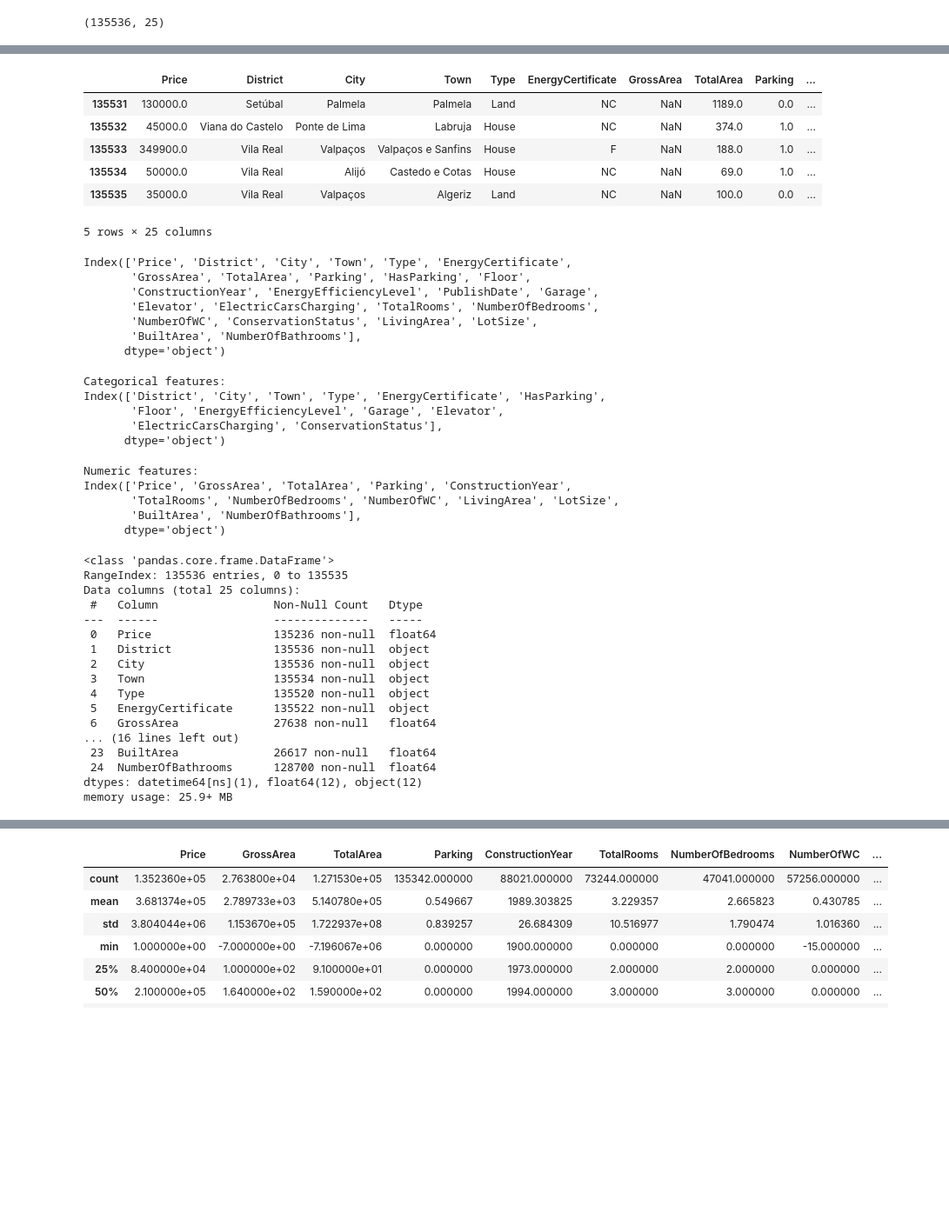
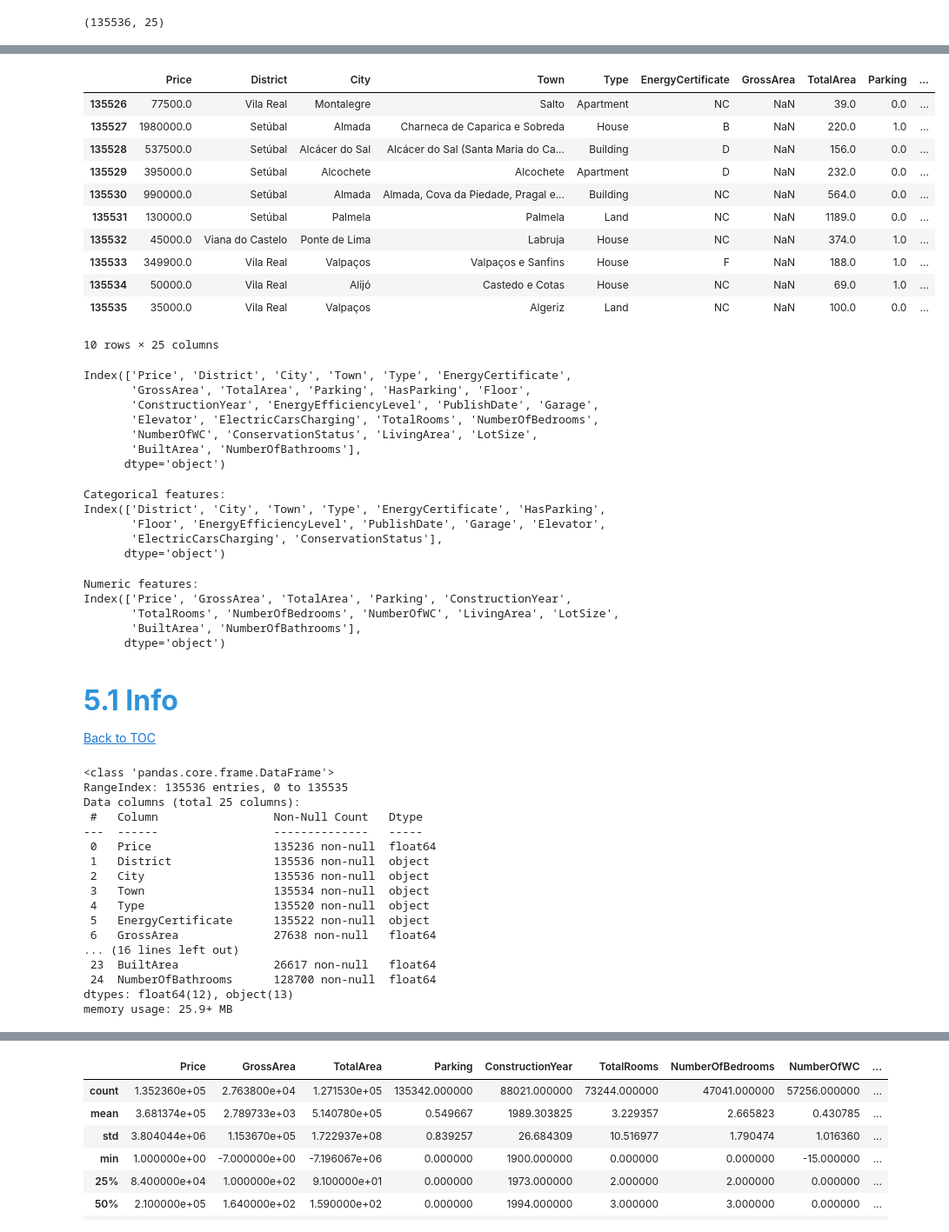
Before and after one commit to barbara-sousa-franco/MLOps_Project, a Jupyter notebook: notebooks/EDA.ipynb, the cells around one changed output, grey strips where cells are left out. Shown at 87% size. Drawn from its saved outputs; the diff is of its cells as text; code cells hidden in the pictures; blank space fills up the shorter version.

```diff
--- a/notebooks/EDA.ipynb
+++ b/notebooks/EDA.ipynb
@@ -52,3 +63 @@ df_train = pd.read_csv('../data/01_raw/portugal_listings.csv')
-# %%
-df_train['PublishDate'] = pd.to_datetime(df_train['PublishDate'], errors='coerce')
 # %% [markdown]
@@ -131,13 +127,18 @@ df_train.head()
 # %%
-df_train.tail()
+df_train.tail(10)
 # %% [output]
 |  | Price | District | City | Town | Type | EnergyCertificate | GrossArea | TotalArea | Parking | ... |
+| 135526 | 77500.0 | Vila Real | Montalegre | Salto | Apartment | NC | NaN | 39.0 | 0.0 | ... |
+| 135527 | 1980000.0 | Setúbal | Almada | Charneca de Caparica e Sobreda | House | B | NaN | 220.0 | 1.0 | ... |
+| 135528 | 537500.0 | Setúbal | Alcácer do Sal | Alcácer do Sal (Santa Maria do Ca... | Building | D | NaN | 156.0 | 0.0 | ... |
+| 135529 | 395000.0 | Setúbal | Alcochete | Alcochete | Apartment | D | NaN | 232.0 | 0.0 | ... |
+| 135530 | 990000.0 | Setúbal | Almada | Almada, Cova da Piedade, Pragal e... | Building | NC | NaN | 564.0 | 0.0 | ... |
 | 135531 | 130000.0 | Setúbal | Palmela | Palmela | Land | NC | NaN | 1189.0 | 0.0 | ... |
 | 135532 | 45000.0 | Viana do Castelo | Ponte de Lima | Labruja | House | NC | NaN | 374.0 | 1.0 | ... |
 | 135533 | 349900.0 | Vila Real | Valpaços | Valpaços e Sanfins | House | F | NaN | 188.0 | 1.0 | ... |
 | 135534 | 50000.0 | Vila Real | Alijó | Castedo e Cotas | House | NC | NaN | 69.0 | 1.0 | ... |
 | 135535 | 35000.0 | Vila Real | Valpaços | Algeriz | Land | NC | NaN | 100.0 | 0.0 | ... |
-5 rows × 25 columns
+10 rows × 25 columns
 # %%
 df_train.columns
 # %% [output]
@@ -155,7 +156,7 @@ print(categorical_features)
 # %% [output]
 Categorical features:
 Index(['District', 'City', 'Town', 'Type', 'EnergyCertificate', 'HasParking',
-       'Floor', 'EnergyEfficiencyLevel', 'Garage', 'Elevator',
+       'Floor', 'EnergyEfficiencyLevel', 'PublishDate', 'Garage', 'Elevator',
        'ElectricCarsCharging', 'ConservationStatus'],
       dtype='object')
 # %%
@@ -168,6 +169,10 @@ Index(['Price', 'GrossArea', 'TotalArea', 'Parking', 'ConstructionYear',
        'TotalRooms', 'NumberOfBedrooms', 'NumberOfWC', 'LivingArea', 'LotSize',
        'BuiltArea', 'NumberOfBathrooms'],
       dtype='object')
+# %% [markdown]
+## <font color='#2f94d7' size=6>**5.1 Info**</font> <a class="anchor" id="5_1"></a>
+
+[Back to TOC](#toc)
 # %%
 df_train.info()
 # %% [output]
@@ -186,5 +191,5 @@ Data columns (total 25 columns):
 ... (16 lines left out)
  23  BuiltArea              26617 non-null   float64
  24  NumberOfBathrooms      128700 non-null  float64
-dtypes: datetime64[ns](1), float64(12), object(12)
+dtypes: float64(12), object(13)
 memory usage: 25.9+ MB
```
Also changed, not shown: parts of 74 cells of this notebook.
